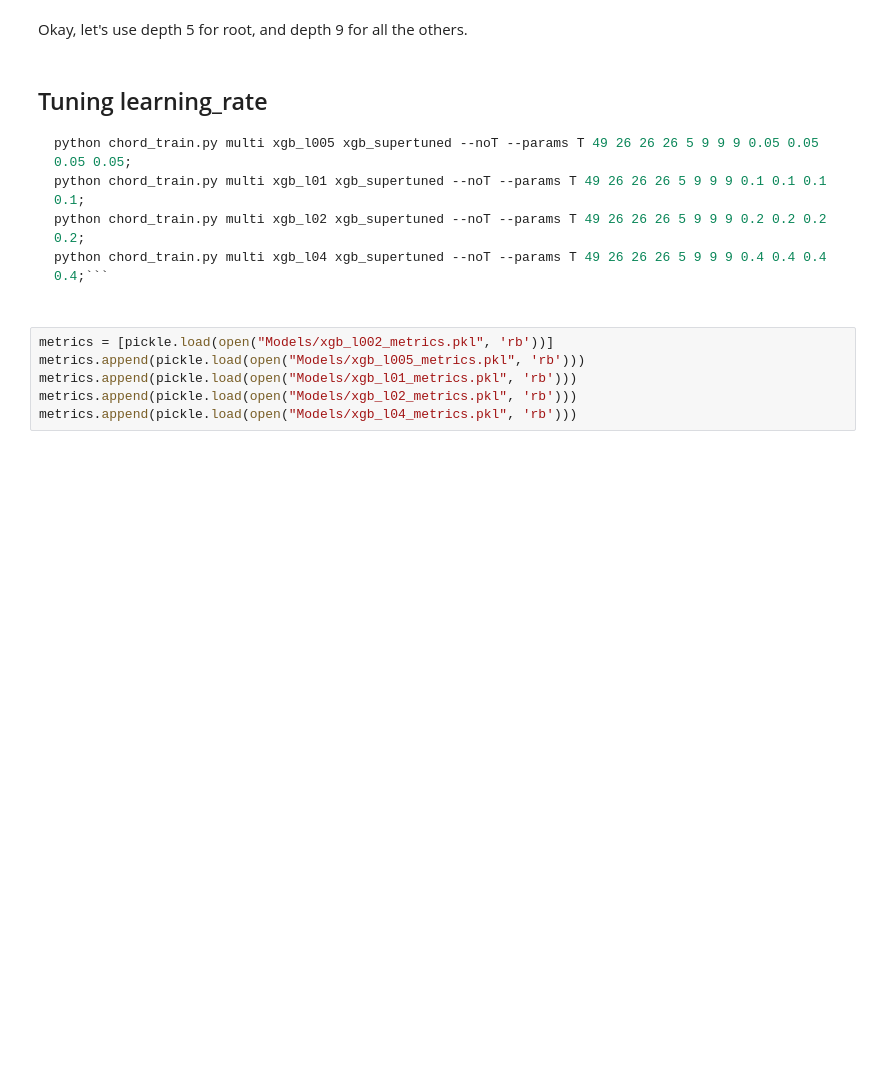
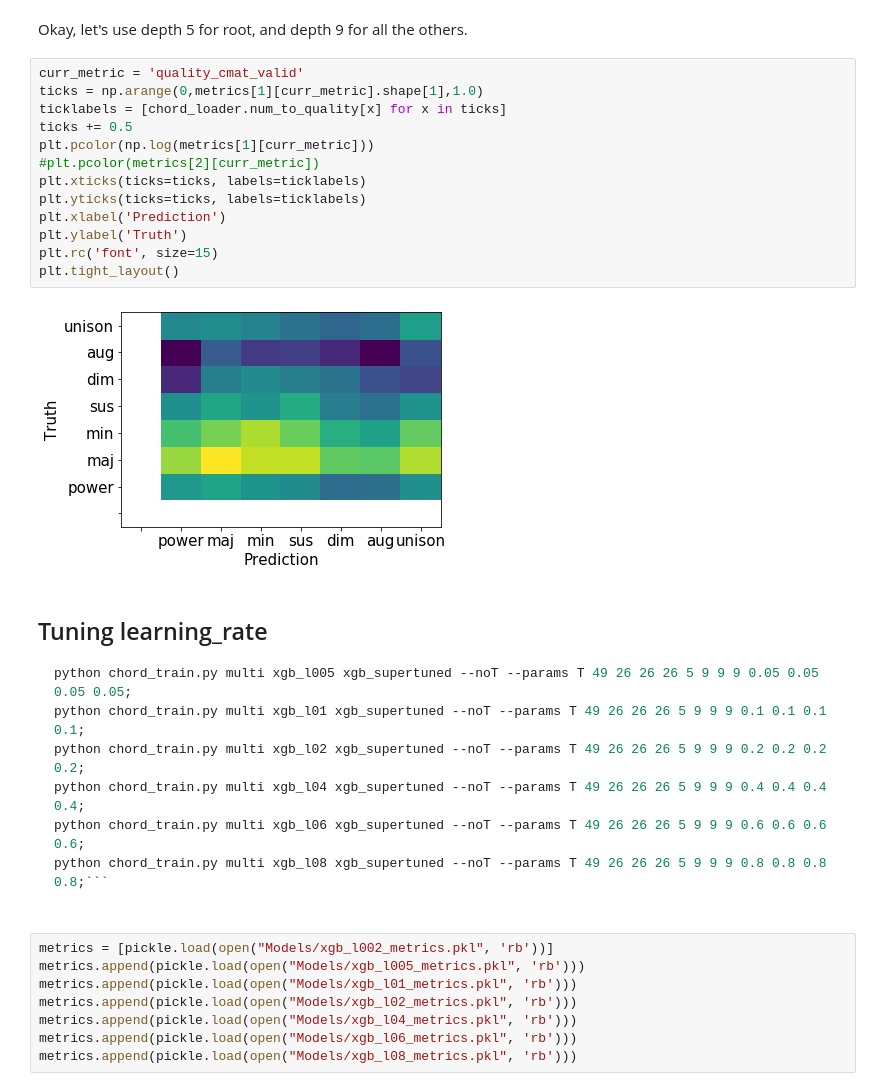
Before and after one commit to tristanlmiller/auto-guitar-tabs, a Jupyter notebook: Model tuning.ipynb, the cells around one changed output. Cells and saved outputs as stored; diff of their text form; blank space fills up the shorter version.

Commit message:
final tuning of xgb model

````diff
--- a/Model tuning.ipynb
+++ b/Model tuning.ipynb
@@ -224,6 +224,21 @@ plt.tight_layout()
 [figure]
 # %% [markdown]
 Okay, let's use depth 5 for root, and depth 9 for all the others.
+# %%
+curr_metric = 'quality_cmat_valid'
+ticks = np.arange(0,metrics[1][curr_metric].shape[1],1.0)
+ticklabels = [chord_loader.num_to_quality[x] for x in ticks]
+ticks += 0.5
+plt.pcolor(np.log(metrics[1][curr_metric]))
+#plt.pcolor(metrics[2][curr_metric])
+plt.xticks(ticks=ticks, labels=ticklabels)
+plt.yticks(ticks=ticks, labels=ticklabels)
+plt.xlabel('Prediction')
+plt.ylabel('Truth')
+plt.rc('font', size=15)
+plt.tight_layout()
+# %% [output]
+[figure, added]
 # %% [markdown]
 ## Tuning learning_rate
 
@@ -231,11 +246,15 @@ Okay, let's use depth 5 for root, and depth 9 for all the others.
 python chord_train.py multi xgb_l005 xgb_supertuned --noT --params T 49 26 26 26 5 9 9 9 0.05 0.05 0.05 0.05;
 python chord_train.py multi xgb_l01 xgb_supertuned --noT --params T 49 26 26 26 5 9 9 9 0.1 0.1 0.1 0.1;
 python chord_train.py multi xgb_l02 xgb_supertuned --noT --params T 49 26 26 26 5 9 9 9 0.2 0.2 0.2 0.2;
-python chord_train.py multi xgb_l04 xgb_supertuned --noT --params T 49 26 26 26 5 9 9 9 0.4 0.4 0.4 0.4;```
+python chord_train.py multi xgb_l04 xgb_supertuned --noT --params T 49 26 26 26 5 9 9 9 0.4 0.4 0.4 0.4;
+python chord_train.py multi xgb_l06 xgb_supertuned --noT --params T 49 26 26 26 5 9 9 9 0.6 0.6 0.6 0.6;
+python chord_train.py multi xgb_l08 xgb_supertuned --noT --params T 49 26 26 26 5 9 9 9 0.8 0.8 0.8 0.8;```
 # %%
 metrics = [pickle.load(open("Models/xgb_l002_metrics.pkl", 'rb'))]
 metrics.append(pickle.load(open("Models/xgb_l005_metrics.pkl", 'rb')))
 metrics.append(pickle.load(open("Models/xgb_l01_metrics.pkl", 'rb')))
 metrics.append(pickle.load(open("Models/xgb_l02_metrics.pkl", 'rb')))
 metrics.append(pickle.load(open("Models/xgb_l04_metrics.pkl", 'rb')))
+metrics.append(pickle.load(open("Models/xgb_l06_metrics.pkl", 'rb')))
+metrics.append(pickle.load(open("Models/xgb_l08_metrics.pkl", 'rb')))
 # %%
````
Also changed, not shown: parts of 3 cells of this notebook, 1 other file.
